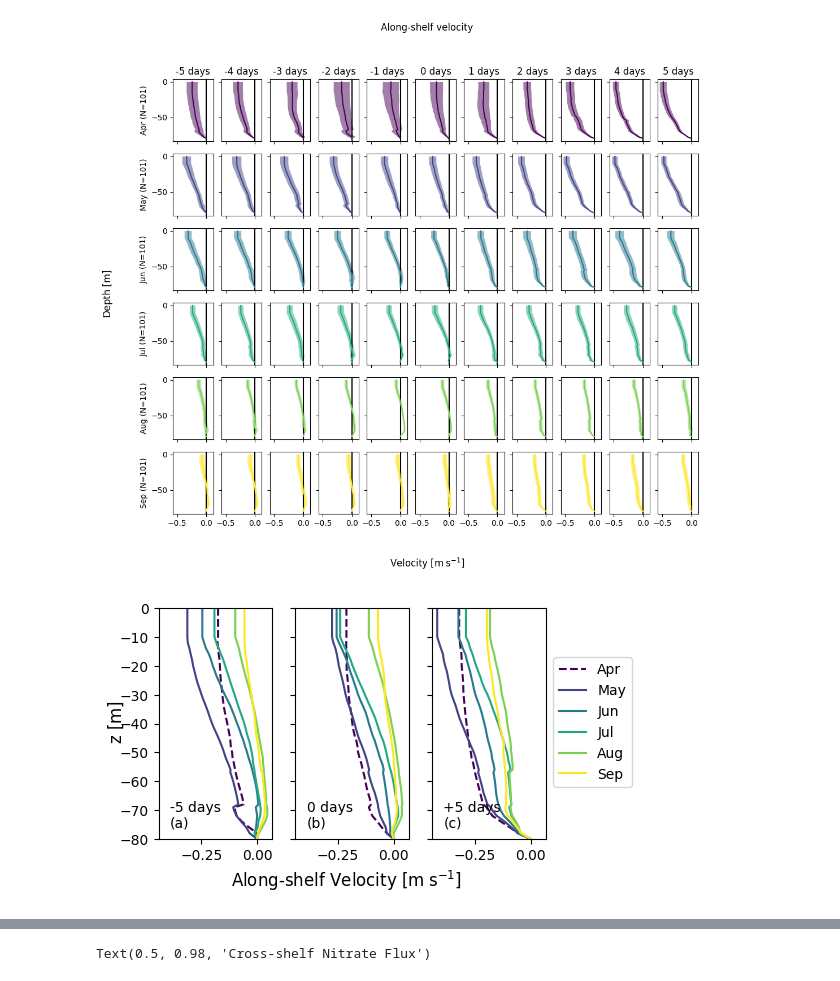
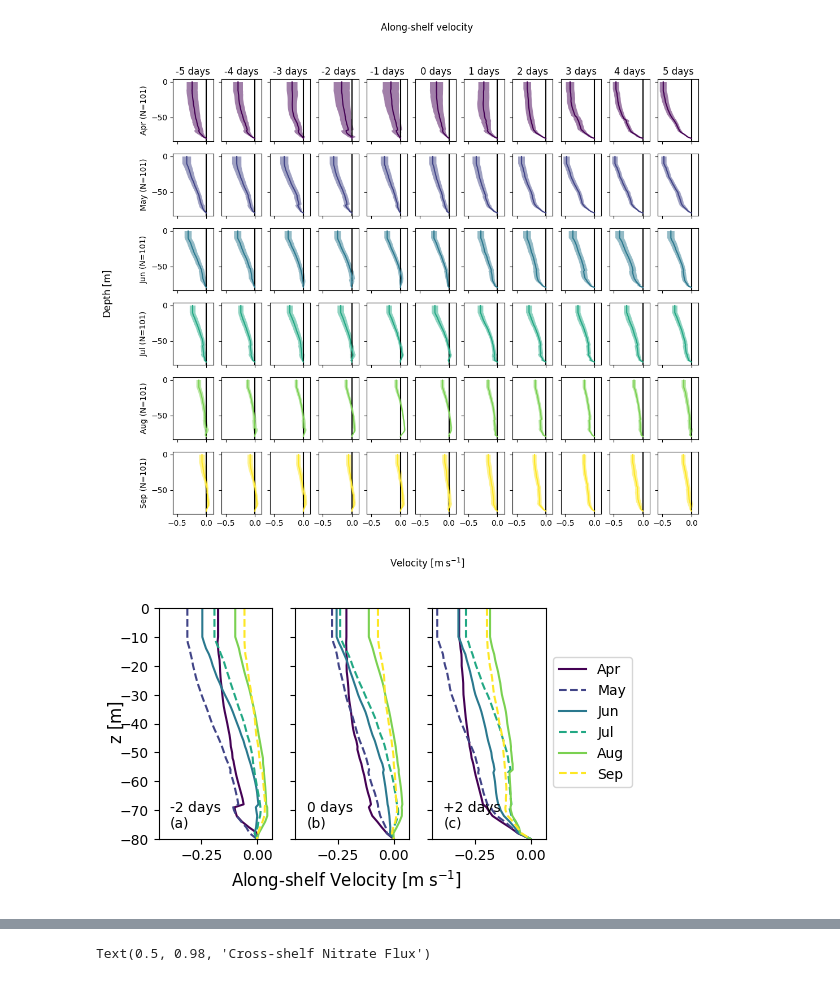
Before and after one commit to andrew-s28/shelf-nitrate-response-to-upwelling, a Jupyter notebook: notebooks/composite_analysis.ipynb, the cells around one changed output, grey strips where cells are left out. Drawn from its saved outputs; the diff is of its cells as text; code cells hidden in the pictures.

```diff
--- a/notebooks/composite_analysis.ipynb
+++ b/notebooks/composite_analysis.ipynb
@@ -42,13 +58,13 @@ velocity = velocity.interp(depth=midshelf_nitrate.depth)
 # %% [markdown]
 ## Computing Composites Based on Wind Stress
 # %%
-WIND_MIN, WIND_MAX = 0, 0
+WIND_MIN, WIND_MAX = -0.0, -0.0
 days = np.arange(-5, 6)
 composite_wind_events = []
 for t1, t2 in pairwise(tqdm(wind["time"], desc="Finding Wind Stress Events")):
     wind_t1 = wind.sel({"time": t1})
     wind_t2 = wind.sel({"time": t2})
-    # find times when wind switches from above -0.03 to below -0.05
+    # find times when wind switches from above WIND_MAX to below WIND_MIN
     if (wind_t2.coare_y < WIND_MIN) & (wind_t1.coare_y > WIND_MAX):
         wind_slice = wind.sel(time=slice(t2, t2 + np.timedelta64(5, "D")))
         # only include events that have upwelling favorable winds for at least 5 days after initial change
@@ -412,44 +431,36 @@ Text(0.5, 0.98, 'Along-shelf velocity')
 # %%
 fig, axs = plt.subplots(nrows=1, ncols=3, sharex=True, sharey=True, figsize=(5, 3))
 composite_vel_monthly_as_slice = composite_vel_monthly_as.sel(
     time=slice(-2, 2, 2),
     month=slice(4, 9),
 )
 
 for i, v in enumerate(composite_vel_monthly_as_slice["time"]):
     for j, m in enumerate(composite_vel_monthly_as_slice.sel(time=v)["month"]):
         data = composite_vel_monthly_as_slice.sel(time=v, month=m)
-        if j == 0:
-            axs[i].plot(
-                data["mean"],
-                -data["depth"],
-                label=calendar.month_abbr[m.values],
-                c=colors[j],
-                ls="--",
-            )
-        else:
-            axs[i].plot(
-                data["mean"],
-                -data["depth"],
-                label=calendar.month_abbr[m.values],
-                c=colors[j],
-            )
+        axs[i].plot(
+            data["mean"],
+            -data["depth"],
+            label=calendar.month_abbr[m.values],
+            c=colors[j],
+            linestyle=linestyles[j],
+        )
         axs[i].minorticks_off()
         axs[i].set_ylim([-80, 0])
 
-axs[0].annotate("-5 days\n(a)", xy=(0.10, 0.05), xycoords="axes fraction", fontsize=10)
+axs[0].annotate("-2 days\n(a)", xy=(0.10, 0.05), xycoords="axes fraction", fontsize=10)
 axs[1].annotate("0 days\n(b)", xy=(0.10, 0.05), xycoords="axes fraction", fontsize=10)
-axs[2].annotate("+5 days\n(c)", xy=(0.10, 0.05), xycoords="axes fraction", fontsize=10)
+axs[2].annotate("+2 days\n(c)", xy=(0.10, 0.05), xycoords="axes fraction", fontsize=10)
 
 handles, labels = axs[0].get_legend_handles_labels()
 fig.legend(handles, labels, loc="center left", bbox_to_anchor=(0.9, 0.5))
 
 fig.supxlabel("Along-shelf Velocity [$\\mathsf{m \\; s^{-1}}$]", y=-0.07)
 fig.supylabel("z [$\\mathsf{{m}}$]", x=0.02)
 plt.savefig(
     FIGURES_DIR / f"manuscript/{FIG_SAVE_FMT}/composite_as_velocity.{FIG_SAVE_FMT}",
     format=FIG_SAVE_FMT,
     bbox_inches="tight",
 )
 # %% [output]
-[figure, old version]
+[figure, new version]
```
Also changed, not shown: parts of 5 cells of this notebook, 6 other files.
